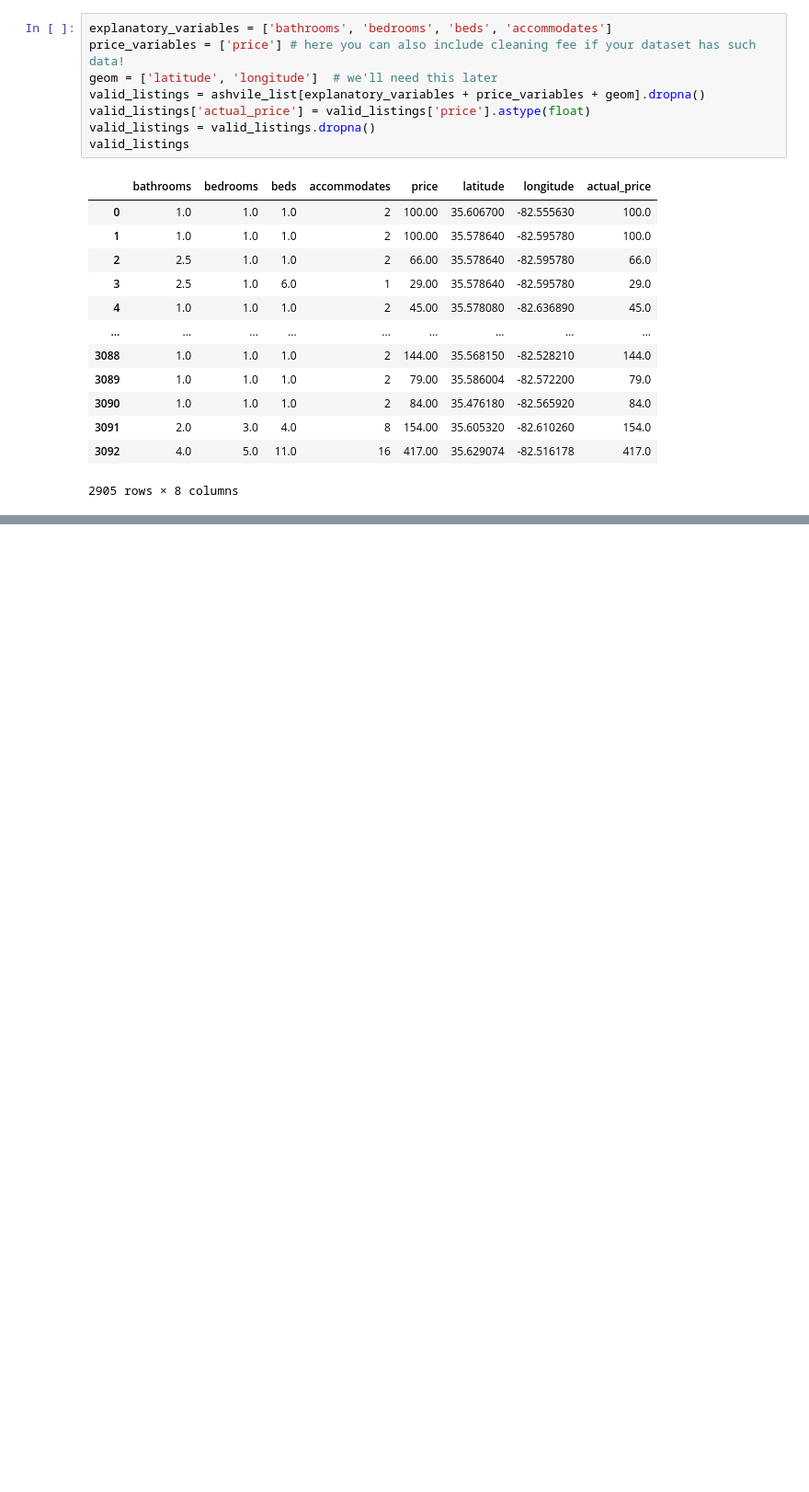
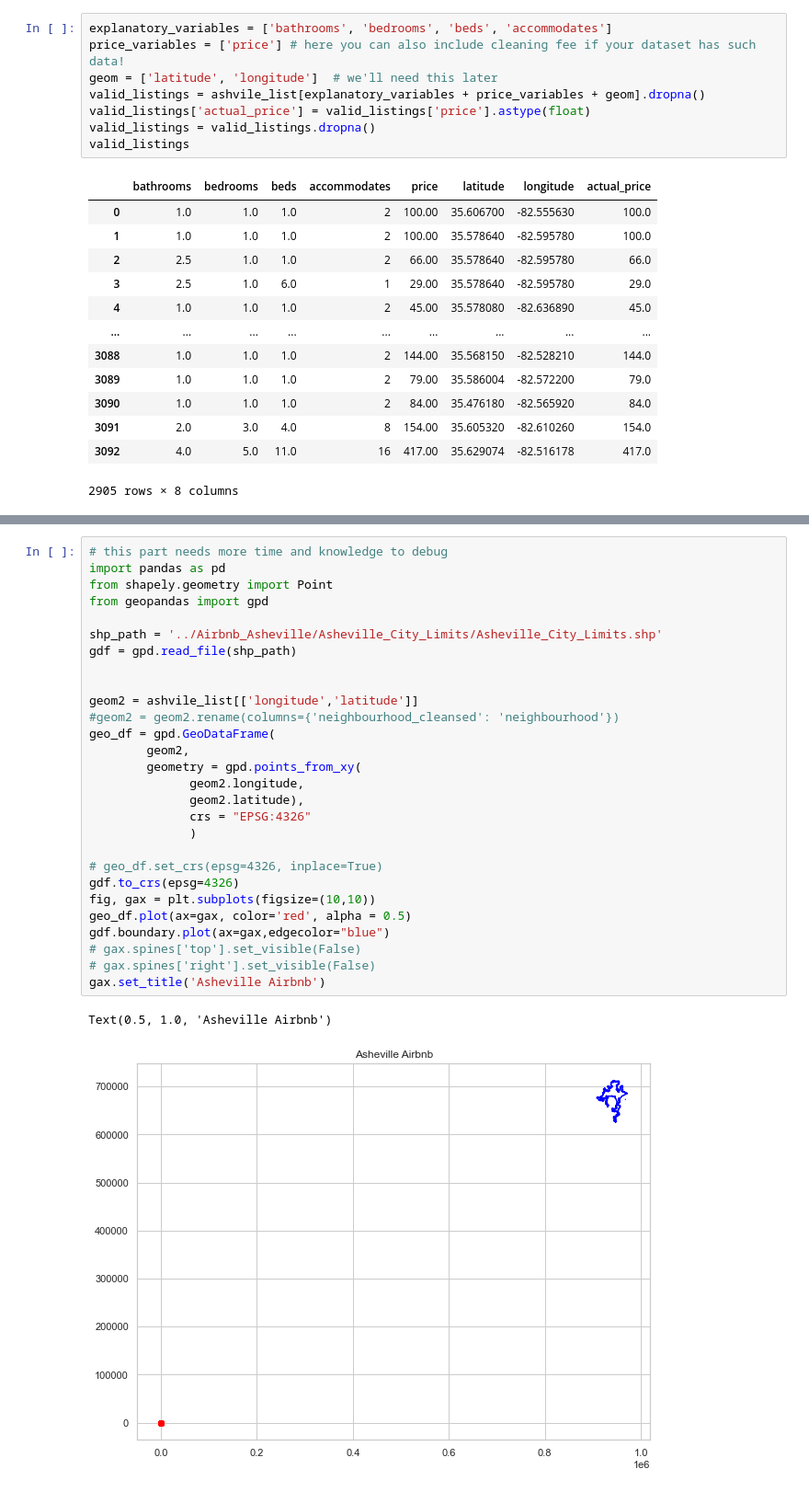
Before and after one commit to sepideh68/Airbnb, a Jupyter notebook: Airbnb-Asheville.ipynb, the cells around one changed output, grey strips where cells are left out. Shown at 92% size. Saved outputs shown, nothing was run; the diff lists cells and outputs as text; blank space fills up the shorter version.

```diff
--- a/Airbnb-Asheville.ipynb
+++ b/Airbnb-Asheville.ipynb
@@ -394,0 +335,31 @@ geo_df[geo_df['room_type']== 'Entire home/apt'].plot(ax=ax, markersize=20, color
+# %%
+# this part needs more time and knowledge to debug
+import pandas as pd
+from shapely.geometry import Point
+from geopandas import gpd
+
+shp_path = '../Airbnb_Asheville/Asheville_City_Limits/Asheville_City_Limits.shp'
+gdf = gpd.read_file(shp_path)
+
+
+geom2 = ashvile_list[['longitude','latitude']]
+#geom2 = geom2.rename(columns={'neighbourhood_cleansed': 'neighbourhood'})
+geo_df = gpd.GeoDataFrame(
+        geom2,
+        geometry = gpd.points_from_xy(
+              geom2.longitude,
+              geom2.latitude),
+              crs = "EPSG:4326"
+              )
+
+# geo_df.set_crs(epsg=4326, inplace=True)
+gdf.to_crs(epsg=4326)
+fig, gax = plt.subplots(figsize=(10,10))
+geo_df.plot(ax=gax, color='red', alpha = 0.5)
+gdf.boundary.plot(ax=gax,edgecolor="blue")
+# gax.spines['top'].set_visible(False)
+# gax.spines['right'].set_visible(False)
+gax.set_title('Asheville Airbnb')
+# %% [output]
+Text(0.5, 1.0, 'Asheville Airbnb')
+[figure, added]
```
Also changed, not shown: parts of 26 cells of this notebook.
